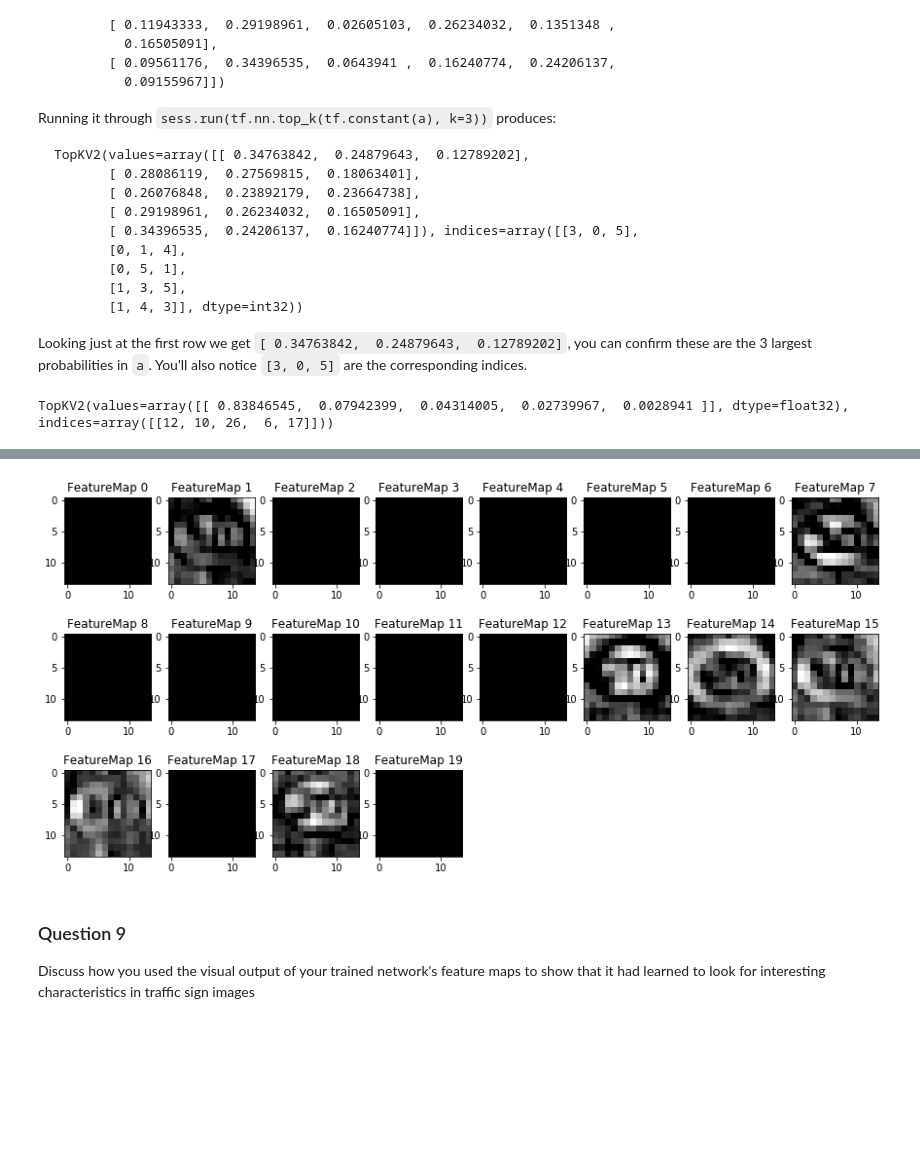
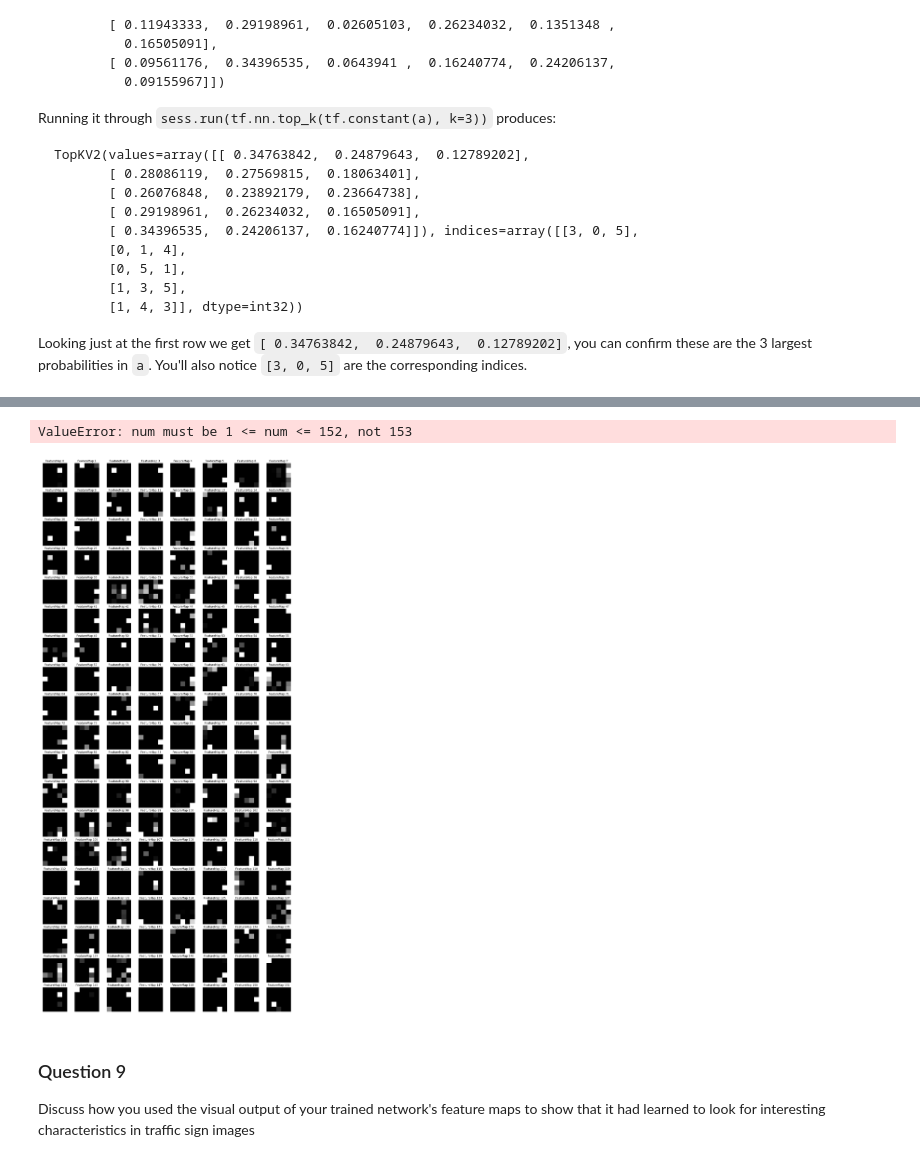
Before and after one commit to baocongchen/CarND-Traffic-Sign-Classifier-P2, a Jupyter notebook: Traffic_Sign_Classifier.ipynb, the cells around one changed output, grey strips where cells are left out. Saved outputs shown, nothing was run; the diff lists cells and outputs as text; code cells hidden in the pictures; blank space fills up the shorter version.

```diff
--- a/Traffic_Sign_Classifier.ipynb
+++ b/Traffic_Sign_Classifier.ipynb
@@ -312,6 +391,7 @@ KeyboardInterrupt:
 # %%
+# Apply the model to classify image data on the test set and print out accuracy
 with tf.Session() as sess:
     saver.restore(sess, tf.train.latest_checkpoint('.'))
 
-    test_accuracy = evaluate(X_test, y_test)
+    test_accuracy = evaluate(processed_X_test, y_test, conv_keep_probability, fc_keep_probability)
     print("Test Accuracy = {:.3f}".format(test_accuracy))
@@ -329,9 +407,8 @@ You may find `signnames.csv` useful as it contains mappings from the class id (i
 ### Load and Output the Images
 # %%
 ### Load the images and plot them here.
-import os
 file_names = os.listdir('traffic-signs-data/test_images/')
-raw_images = np.array([cv2.imread('traffic-signs-data/test_images/' + name) for name in file_names])
+raw_images = np.array([mpimg.imread('traffic-signs-data/test_images/' + name) for name in file_names])
 ### Feel free to use as many code cells as needed.
 fig = plt.figure(figsize=(20,15))
 for i in range(1,len(raw_images)+1):
@@ -348,7 +423,7 @@ plt.show()
 ### Run the predictions here and use the model to output the prediction for each image.
 ### Make sure to pre-process the images with the same pre-processing pipeline used earlier.
 ### Feel free to use as many code cells as needed.
-images = processing_data(raw_images)
+images = process_data(raw_images)
 # %%
 labels = [1, 4, 18, 27, 28, 14, 24, 31, 12, 0]
 # %%
@@ -424,12 +525,19 @@ Looking just at the first row we get `[ 0.34763842,  0.24879643,  0.12789202]`,
 # %%
 ### Print out the top five softmax probabilities for the predictions on the German traffic sign images found on the web.
 ### Feel free to use as many code cells as needed.
-def top_five_probs(image, signnames=signnames):
+def top_five_probs(images, imageIndex, signnames=signnames, conv_keep_probability=conv_keep_probability, fc_keep_probability=fc_keep_probability):
     with tf.Session() as sess:
         saver.restore(sess, tf.train.latest_checkpoint('.'))
-        prob = sess.run(tf.nn.top_k(tf.nn.softmax(logits), k=5), feed_dict={x: [image], keep_prob: keep_probability})
-        print(prob)
-
-top_five_probs(images[0])
+        image = images[imageIndex]
+        prob = sess.run(tf.nn.top_k(tf.nn.softmax(logits), k=5), feed_dict={x: [image], conv_keep_prob: conv_keep_probability, fc_keep_prob: fc_keep_probability})
+        image = np.reshape(image, image.shape[:2])
+        plt.imshow(image)
+        plt.axis('off')
+        plt.show()
+        print("The traffic sign is classified as:\n {0}% {1} \n {2}% {3} \n {4}% {5} \
+              \n {6}% {7} \n {8}% {9}".format(\
+                                              round(prob.values[0][0]*100,6), signnames[prob.indices[0][0]], \
+                                              round(prob.values[0][1]*100,6), signnames[prob.indices[0][1]], \
+                                              round(prob.values[0][2]*100,6), signnames[prob.indices[0][2]], \
+                                              round(prob.values[0][3]*100,6), signnames[prob.indices[0][3]], \
+                                              round(prob.values[0][4]*100,6), signnames[prob.indices[0][4]]))
-# %% [output]
-TopKV2(values=array([[ 0.83846545,  0.07942399,  0.04314005,  0.02739967,  0.0028941 ]], dtype=float32), indices=array([[12, 10, 26,  6, 17]]))
@@ -461,7 +571,7 @@ For an example of what feature map outputs look like, check out NVIDIA's results
 # activation_min/max: can be used to view the activation contrast in more detail, by default matplot sets min and max to the actual min and max values of the output
 # plt_num: used to plot out multiple different weight feature map sets on the same block, just extend the plt number for each new feature map entry
 
-def outputFeatureMap(image_input, tf_activation, activation_min=-1, activation_max=-1 ,plt_num=1):
+def outputFeatureMap(image_input, tf_activation, activation_min=-1, activation_max=-1 ,plt_num=1,  conv_keep_probability=conv_keep_probability, fc_keep_probability=fc_keep_probability):
     # Here make sure to preprocess your image_input in a way your network expects
     # with size, normalization, ect if needed
     # image_input =
@@ -469,12 +579,13 @@ def outputFeatureMap(image_input, tf_activation, activation_min=-1, activation_m
     # If you get an error tf_activation is not defined it maybe having trouble accessing the variable from inside a function
     with tf.Session() as sess:
         saver.restore(sess, tf.train.latest_checkpoint('.'))
-        activation = tf_activation.eval(session=sess,feed_dict={x : image_input})
+        activation = tf_activation.eval(session=sess,feed_dict={x : image_input,  conv_keep_prob : conv_keep_probability, fc_keep_prob : fc_keep_probability})
         featuremaps = activation.shape[3]
-        plt.figure(plt_num, figsize=(15,15))
+        plt.figure(plt_num, figsize=(20,45))
         for featuremap in range(featuremaps):
-            plt.subplot(6,8, featuremap+1) # sets the number of feature maps to show on each row and column
+            plt.subplot(19,8, featuremap+1) # sets the number of feature maps to show on each row and column
             plt.title('FeatureMap ' + str(featuremap)) # displays the feature map number
+            plt.axis('off')
             if activation_min != -1 & activation_max != -1:
                 plt.imshow(activation[0,:,:, featuremap], interpolation="nearest", vmin =activation_min, vmax=activation_max, cmap="gray")
             elif activation_max != -1:
@@ -484,9 +595,12 @@ def outputFeatureMap(image_input, tf_activation, activation_min=-1, activation_m
             else:
                 plt.imshow(activation[0,:,:, featuremap], interpolation="nearest", cmap="gray")
 # %%
-outputFeatureMap([images[0]], conv1)
+outputFeatureMap([images[9]], conv1)
-# %% [output]
-[figure, removed]
+# %%
+outputFeatureMap([images[9]], conv2)
+# %% [output]
+ValueError: num must be 1 <= num <= 152, not 153
+[figure, added]
 # %% [markdown]
 ### Question 9
 
```
Also changed, not shown: parts of 32 cells of this notebook.
